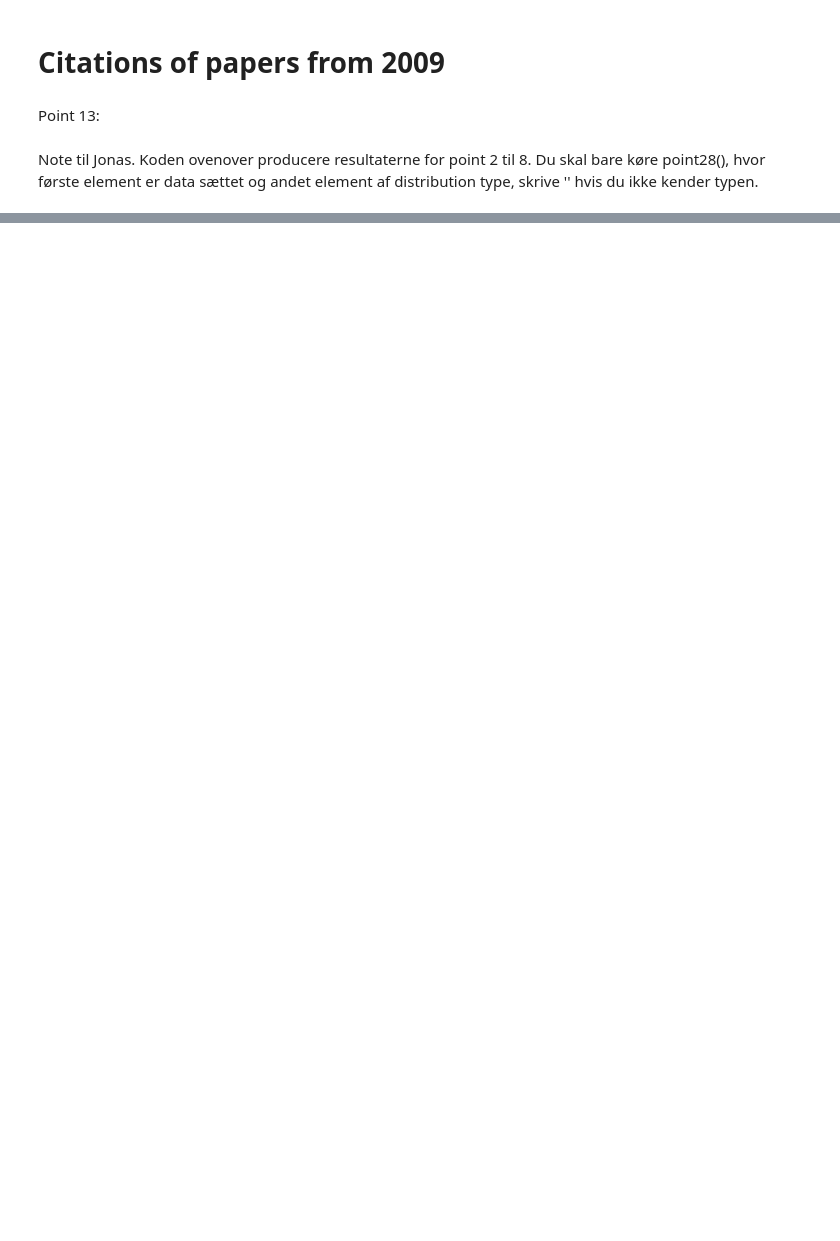
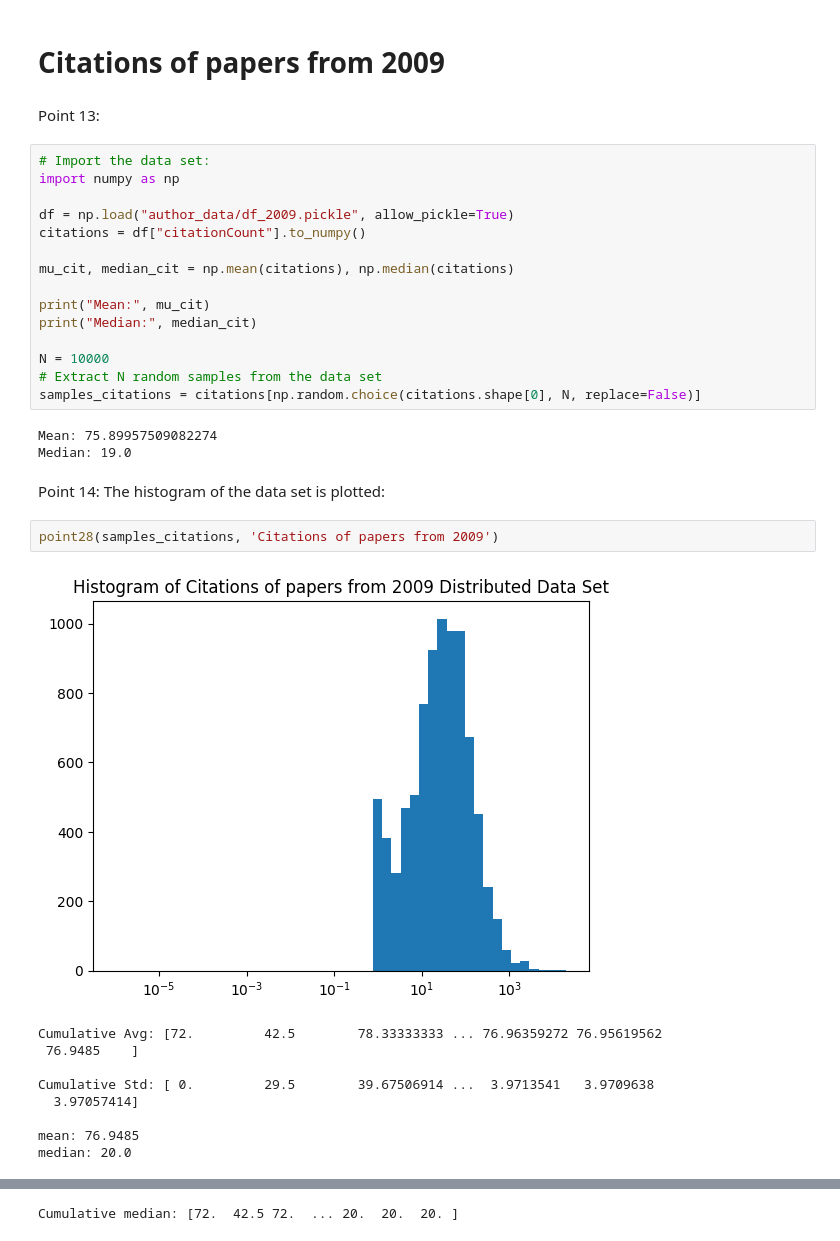
Before and after one commit to GitHub-Adminstrator/Social-Science-A1, a Jupyter notebook: Assignment1.ipynb, the cells around one changed output, grey strips where cells are left out. Saved outputs shown, nothing was run; the diff lists cells and outputs as text; blank space fills up the shorter version.

```diff
--- a/Assignment1.ipynb
+++ b/Assignment1.ipynb
@@ -773,5 +740,35 @@ Cumulative median: [0.0758867  0.05500981 0.0758867  ... 1.00882729 1.00934054 1
 # Citations of papers from 2009
 # %% [markdown]
 Point 13:
-# %% [markdown]
-Note til Jonas. Koden ovenover producere resultaterne for point 2 til 8. Du skal bare køre point28(), hvor første element er data sættet og andet element af distribution type, skrive '' hvis du ikke kender typen.
+# %%
+# Import the data set:
+import numpy as np
+
+df = np.load("author_data/df_2009.pickle", allow_pickle=True)
+citations = df["citationCount"].to_numpy()
+
+mu_cit, median_cit = np.mean(citations), np.median(citations)
+
+print("Mean:", mu_cit)
+print("Median:", median_cit)
+
+N = 10000
+# Extract N random samples from the data set
+samples_citations = citations[np.random.choice(citations.shape[0], N, replace=False)]
+# %% [output]
+Mean: 75.89957509082274
+Median: 19.0
+# %% [markdown]
+Point 14: The histogram of the data set is plotted:
+# %%
+point28(samples_citations, 'Citations of papers from 2009')
+# %% [output]
+[figure, added]
+Cumulative Avg: [72.         42.5        78.33333333 ... 76.96359272 76.95619562
+ 76.9485    ]
+
+Cumulative Std: [ 0.         29.5        39.67506914 ...  3.9713541   3.9709638
+  3.97057414]
+
+mean: 76.9485
+median: 20.0
@@ -777,0 +776 @@ Note til Jonas. Koden ovenover producere resultaterne for point 2 til 8. Du skal
+Cumulative median: [72.  42.5 72.  ... 20.  20.  20. ]
```
Also changed, not shown: parts of 17 cells of this notebook.
